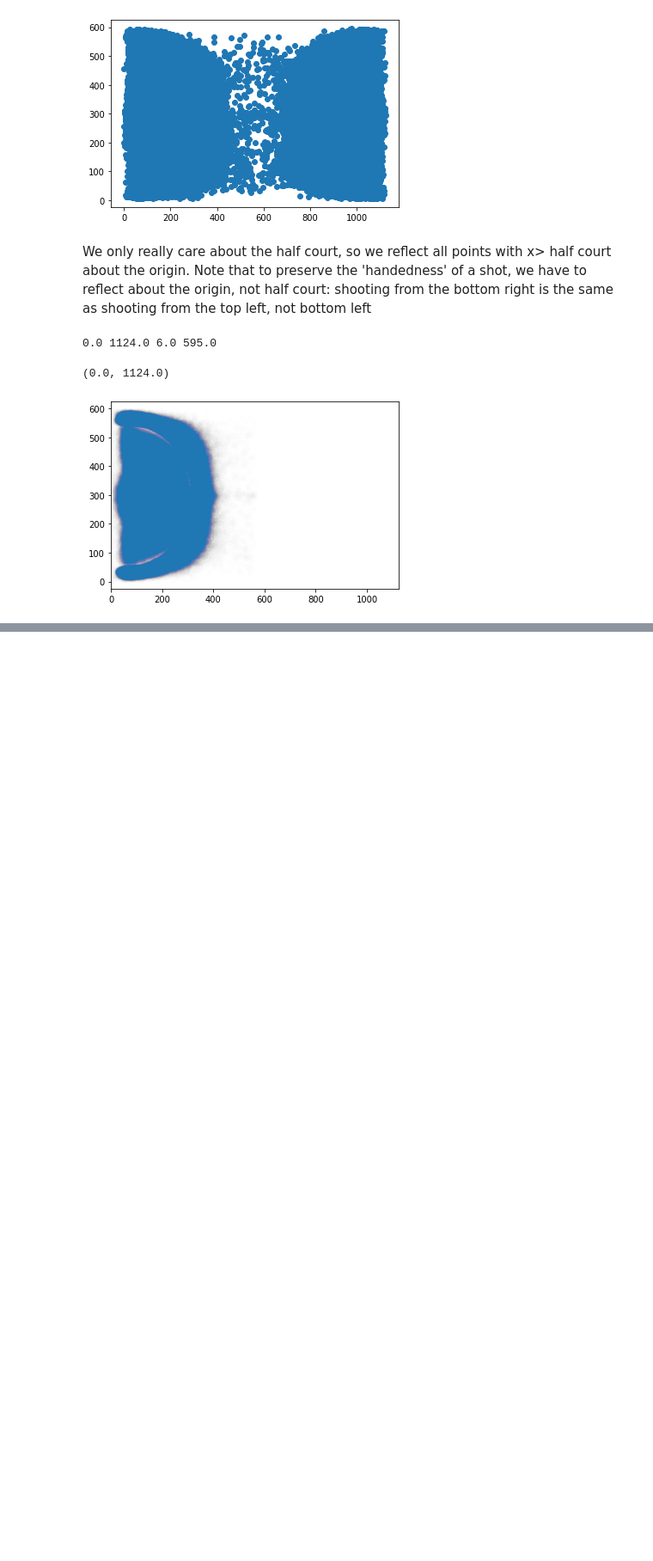
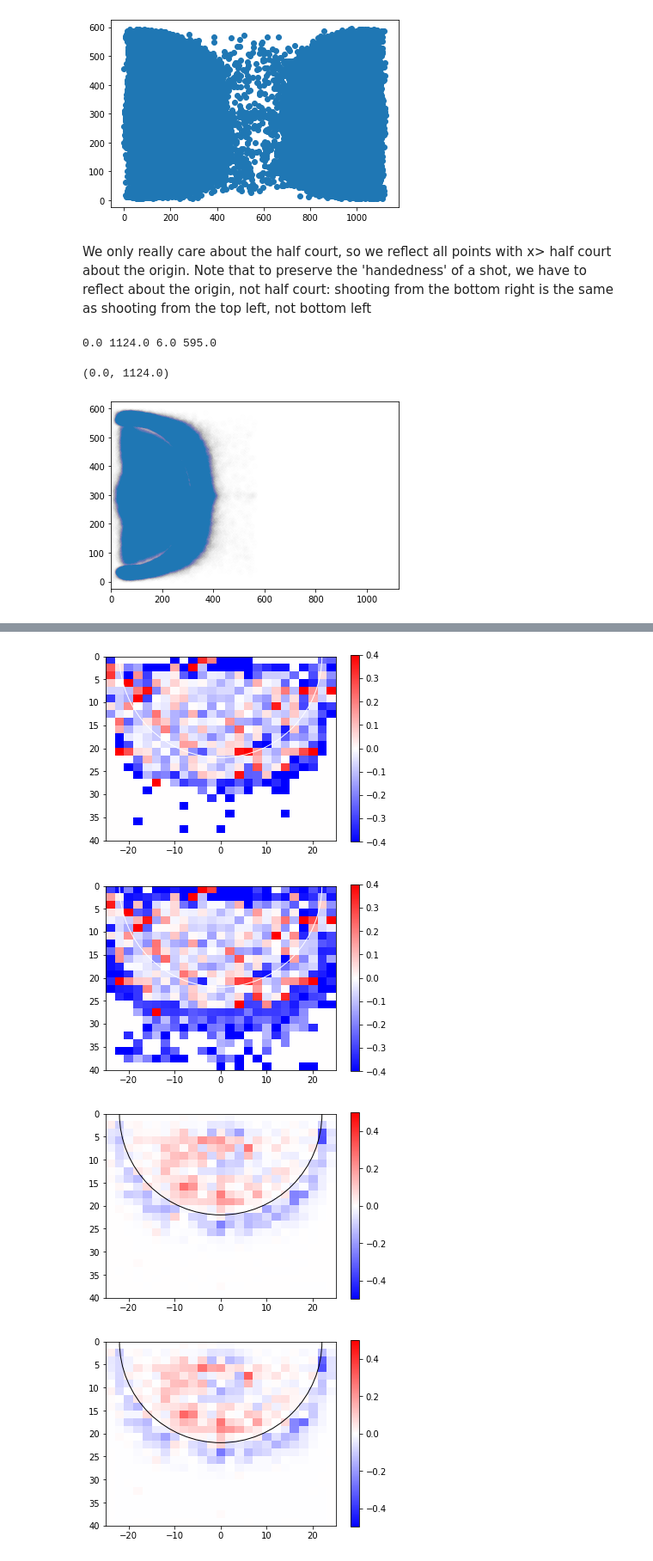
Before and after one commit to Sulla2012/bball, a Jupyter notebook: bball.ipynb, the cells around one changed output, grey strips where cells are left out. Shown: that part at 86% size. Drawn from its saved outputs; the diff is of its cells as text; code cells hidden in the pictures; blank space fills up the shorter version.

Commit message:
Added shot selection

```diff
--- a/bball.ipynb
+++ b/bball.ipynb
@@ -13,8 +24,8 @@ def halfcourt(dataframe):
     #output: Halfcourt equiv. xs and ys
     xs, ys = dataframe['event_coord_x'].to_numpy(), dataframe['event_coord_y'].to_numpy()
     for i in range(len(xs)):
-        if xs[i] >562:
-            xs[i] = 1124 - xs[i]
+        if xs[i] >564:
+            xs[i] = 1128 - xs[i]
 
             ys[i] = 600-ys[i]
     return xs, ys
@@ -68,6 +73,7 @@ else:
         event_coord_x,
         event_coord_y,
         three_point_shot,
+        team_conf_alias,
         shot_made
 
     FROM `bigquery-public-data.ncaa_basketball.mbb_pbp_sr`
@@ -82,10 +88,11 @@ else:
     rows = query_job.result()
     with open(path_to_csv, 'w', newline='') as csvfile:
         spamwriter = csv.writer(csvfile, delimiter=',', quoting=csv.QUOTE_MINIMAL)
-        header = ['event_type,season,type,team_alias,team_market,team_name,player_id,player_full_name,event_coord_x,event_coord_y,three_point_shot,shot_made']
+        header = ['event_type,season,type,team_alias,team_market,team_name,player_id,player_full_name,event_coord_x,event_coord_y,three_point_shot,team_conf_alias,shot_made']
         spamwriter.writerow(header)
         for row in rows:
             spamwriter.writerow(row)
+    df = pd.read_csv(path_to_csv)
 # %%
 df.keys()
 # %% [output]
@@ -150,0 +134,58 @@ plt.imshow(percent, vmin=0, vmax=0.7)
+# %%
+RU = df.loc[df['team_alias']=='RUTG']
+b10 = df.loc[df['team_conf_alias'] =='BIG10']
+
+scale = 24
+percent_RU, selection_RU = shot_chart(RU, scale = scale)
+percent_b10, selection_b10 = shot_chart(b10, scale = scale)
+percent_ncaa, selection_ncaa = shot_chart(df, scale = scale)
+# %%
+#RU Shooting normalized by B10 shooting (top) and full NCAA shooting (bottom)
+fig, axes = plt.subplots()
+
+plt.imshow((percent_RU-percent_b10)/(np.maximum(percent_b10,np.ones(percent_b10.shape))), extent = [-25,25,40,0], cmap = 'bwr', vmin = -0.4, vmax = 0.4)
+plt.colorbar()
+draw_circle = plt.Circle((0, 0), 22, color = 'white',fill=False, alpha = 1)
+axes.set_aspect(1)
+axes.add_artist(draw_circle)
+
+plt.show()
+plt.close()
+
+fig, axes = plt.subplots()
+
+plt.imshow((percent_RU-percent_ncaa)/(np.maximum(percent_ncaa,np.ones(percent_ncaa.shape))), extent = [-25,25,40,0], cmap = 'bwr', vmin = -0.4, vmax = 0.4)
+plt.colorbar()
+draw_circle = plt.Circle((0, 0), 22, color = 'white',fill=False, alpha = 1)
+axes.set_aspect(1)
+axes.add_artist(draw_circle)
+
+plt.show()
+plt.close()
+
+fig, axes = plt.subplots()
+
+plt.imshow((selection_RU-selection_b10)/(np.maximum(selection_b10,np.ones(selection_b10.shape)/100)), extent = [-25,25,40,0], cmap = 'bwr', vmin = -0.5, vmax = 0.5)
+plt.colorbar()
+draw_circle = plt.Circle((0, 0), 22, color = 'black',fill=False, alpha = 1)
+axes.set_aspect(1)
+axes.add_artist(draw_circle)
+
+plt.show()
+plt.close()
+
+fig, axes = plt.subplots()
+
+plt.imshow((selection_RU-selection_ncaa)/(np.maximum(selection_ncaa,np.ones(selection_ncaa.shape)/100)), extent = [-25,25,40,0], cmap = 'bwr', vmin = -0.5, vmax = 0.5)
+plt.colorbar()
+draw_circle = plt.Circle((0, 0), 22, color = 'black',fill=False, alpha = 1)
+axes.set_aspect(1)
+axes.add_artist(draw_circle)
+
+plt.show()
+plt.close()
+# %% [output]
+[figure, added]
+[figure, added]
+[figure, added]
+[figure, added]
```
Also changed, not shown: parts of 18 cells of this notebook, 1 other file.
